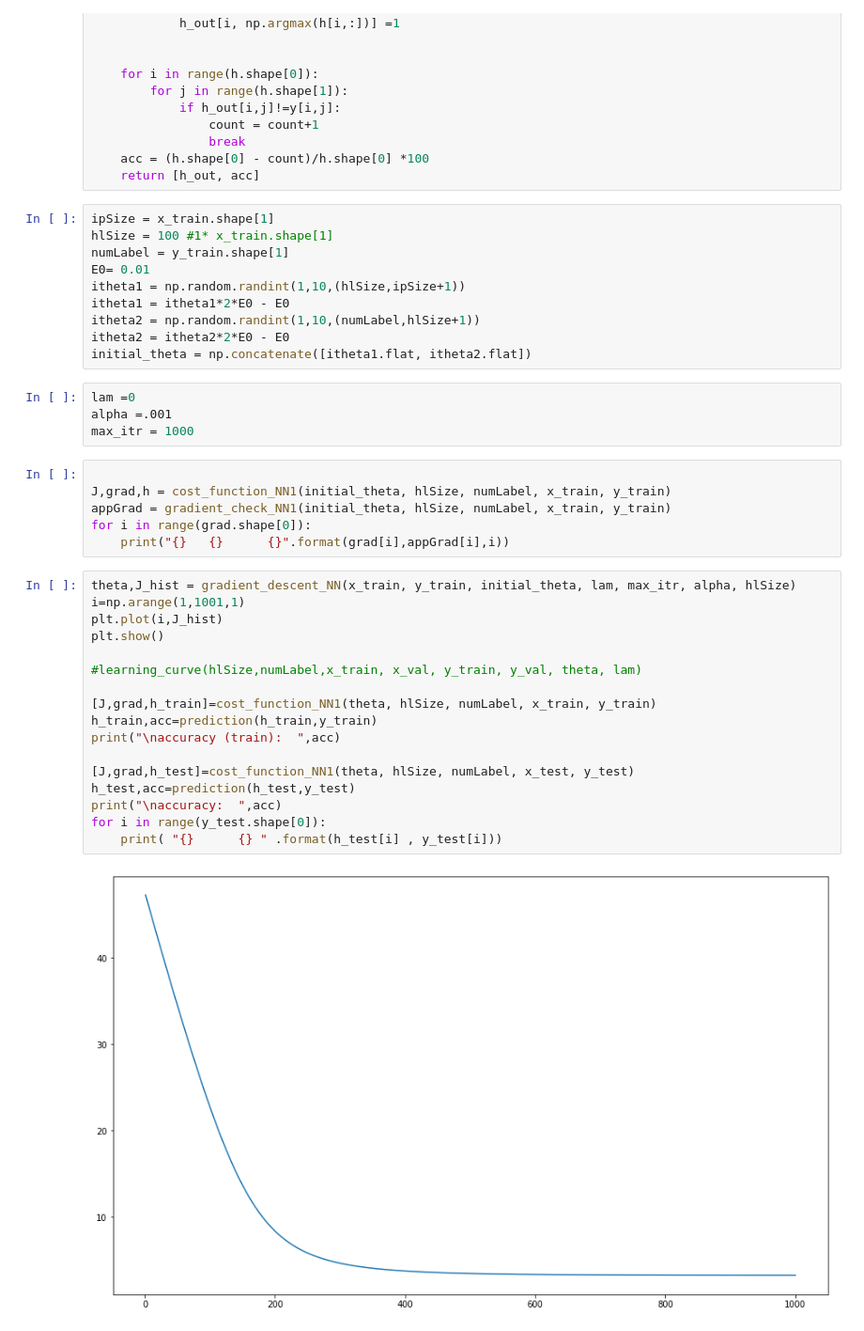
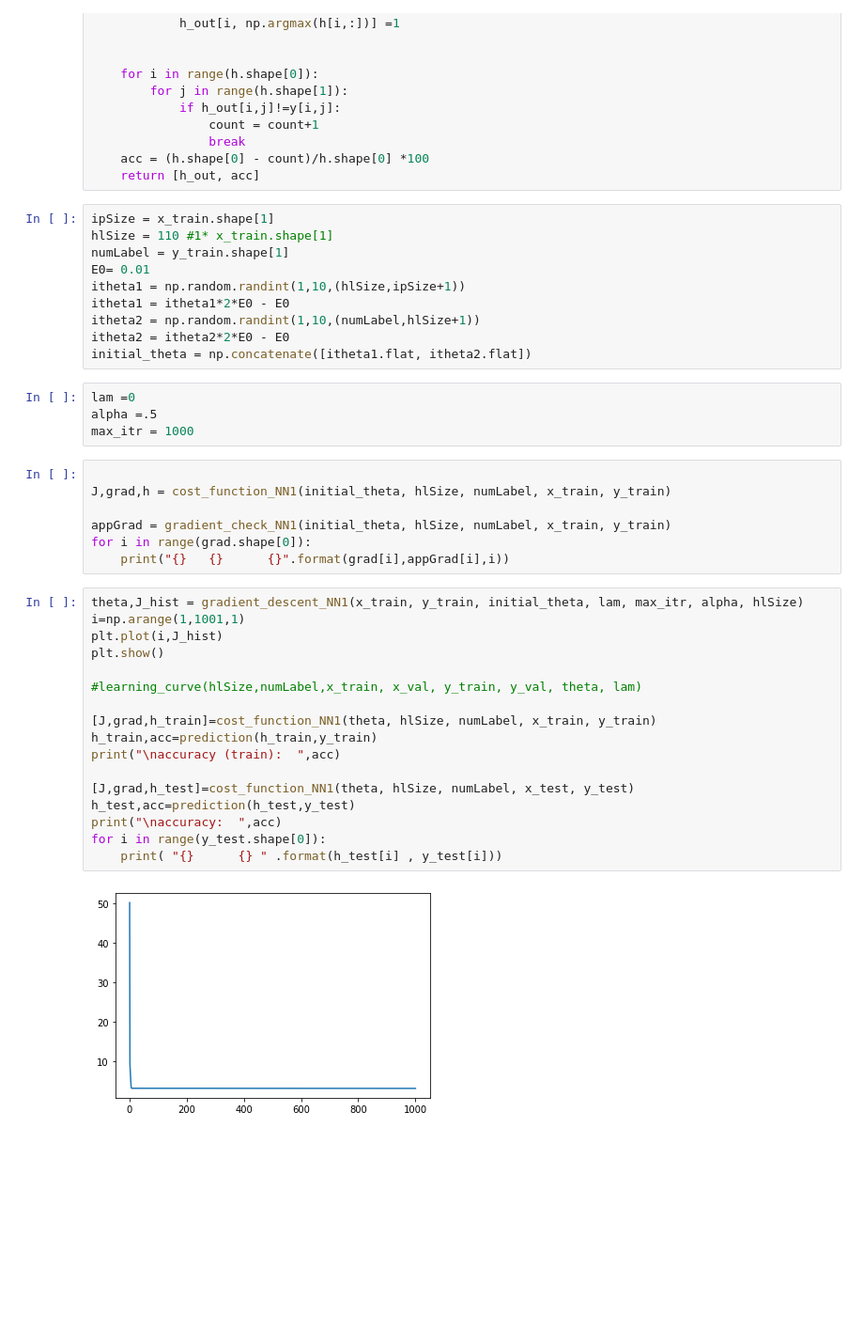
Before and after one commit to mohit138/Music-Tagging, a Jupyter notebook: NeuralNetwork1.ipynb, the cells around one changed output. Shown at 94% size. Cells and saved outputs as stored; diff of their text form; blank space fills up the shorter version.

```diff
--- a/NeuralNetwork1.ipynb
+++ b/NeuralNetwork1.ipynb
@@ -136,7 +138,7 @@ def prediction(h,y):
     return [h_out, acc]
 # %%
 ipSize = x_train.shape[1]
-hlSize = 100 #1* x_train.shape[1]
+hlSize = 110 #1* x_train.shape[1]
 numLabel = y_train.shape[1]
 E0= 0.01
 itheta1 = np.random.randint(1,10,(hlSize,ipSize+1))
@@ -146,30 +148,31 @@ itheta2 = itheta2*2*E0 - E0
 initial_theta = np.concatenate([itheta1.flat, itheta2.flat])
 # %%
 lam =0
-alpha =.001
+alpha =.5
 max_itr = 1000
 # %%
 
 J,grad,h = cost_function_NN1(initial_theta, hlSize, numLabel, x_train, y_train)
+
 appGrad = gradient_check_NN1(initial_theta, hlSize, numLabel, x_train, y_train)
 for i in range(grad.shape[0]):
     print("{}   {}      {}".format(grad[i],appGrad[i],i))
 # %%
-theta,J_hist = gradient_descent_NN(x_train, y_train, initial_theta, lam, max_itr, alpha, hlSize)
+theta,J_hist = gradient_descent_NN1(x_train, y_train, initial_theta, lam, max_itr, alpha, hlSize)
 i=np.arange(1,1001,1)
 plt.plot(i,J_hist)
 plt.show()
 
 #learning_curve(hlSize,numLabel,x_train, x_val, y_train, y_val, theta, lam)
 
 [J,grad,h_train]=cost_function_NN1(theta, hlSize, numLabel, x_train, y_train)
 h_train,acc=prediction(h_train,y_train)
 print("\naccuracy (train):  ",acc)
 
 [J,grad,h_test]=cost_function_NN1(theta, hlSize, numLabel, x_test, y_test)
 h_test,acc=prediction(h_test,y_test)
 print("\naccuracy:  ",acc)
 for i in range(y_test.shape[0]):
     print( "{}      {} " .format(h_test[i] , y_test[i]))
 # %% [output]
-[figure, old version]
+[figure, new version]
```
Also changed, not shown: parts of 7 cells of this notebook.
